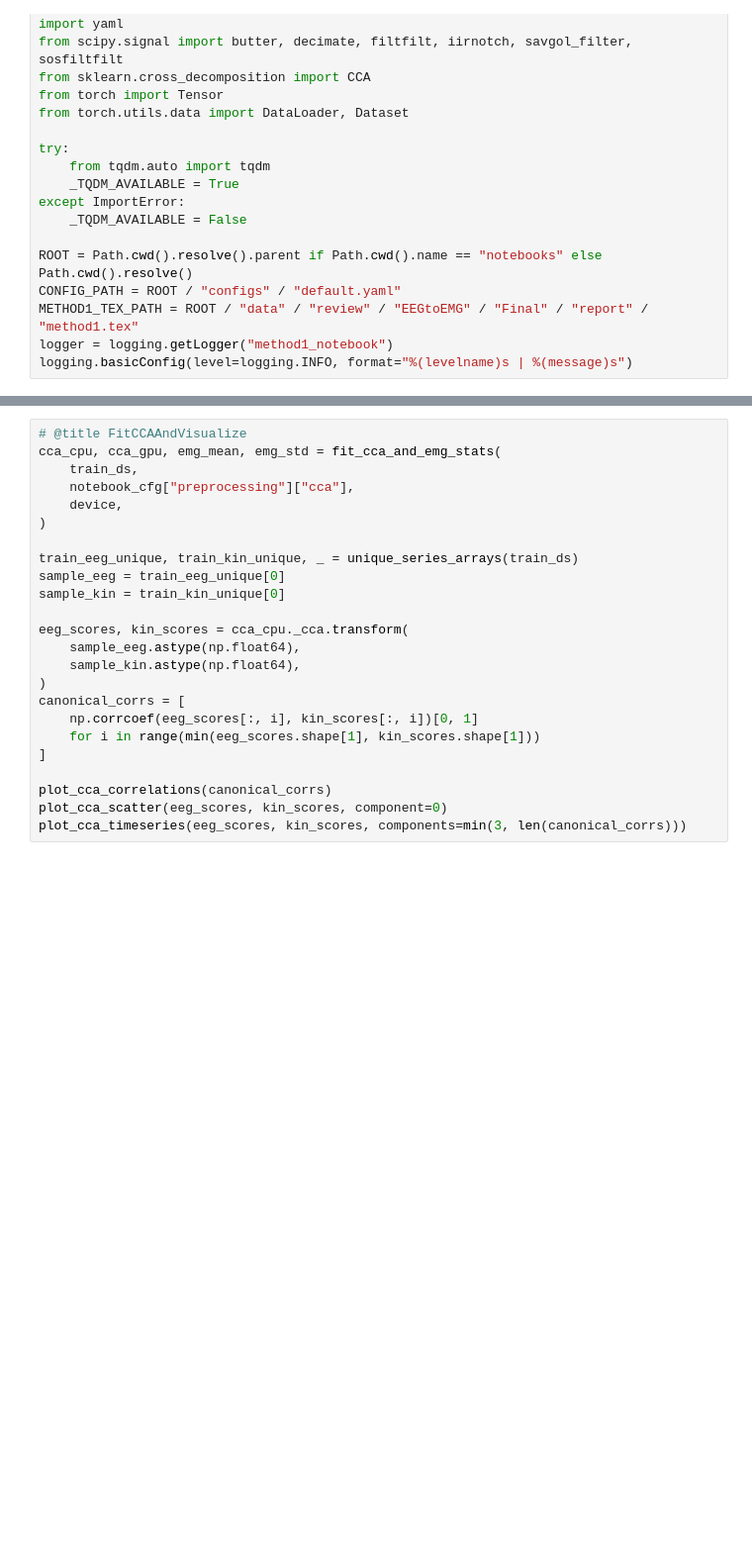
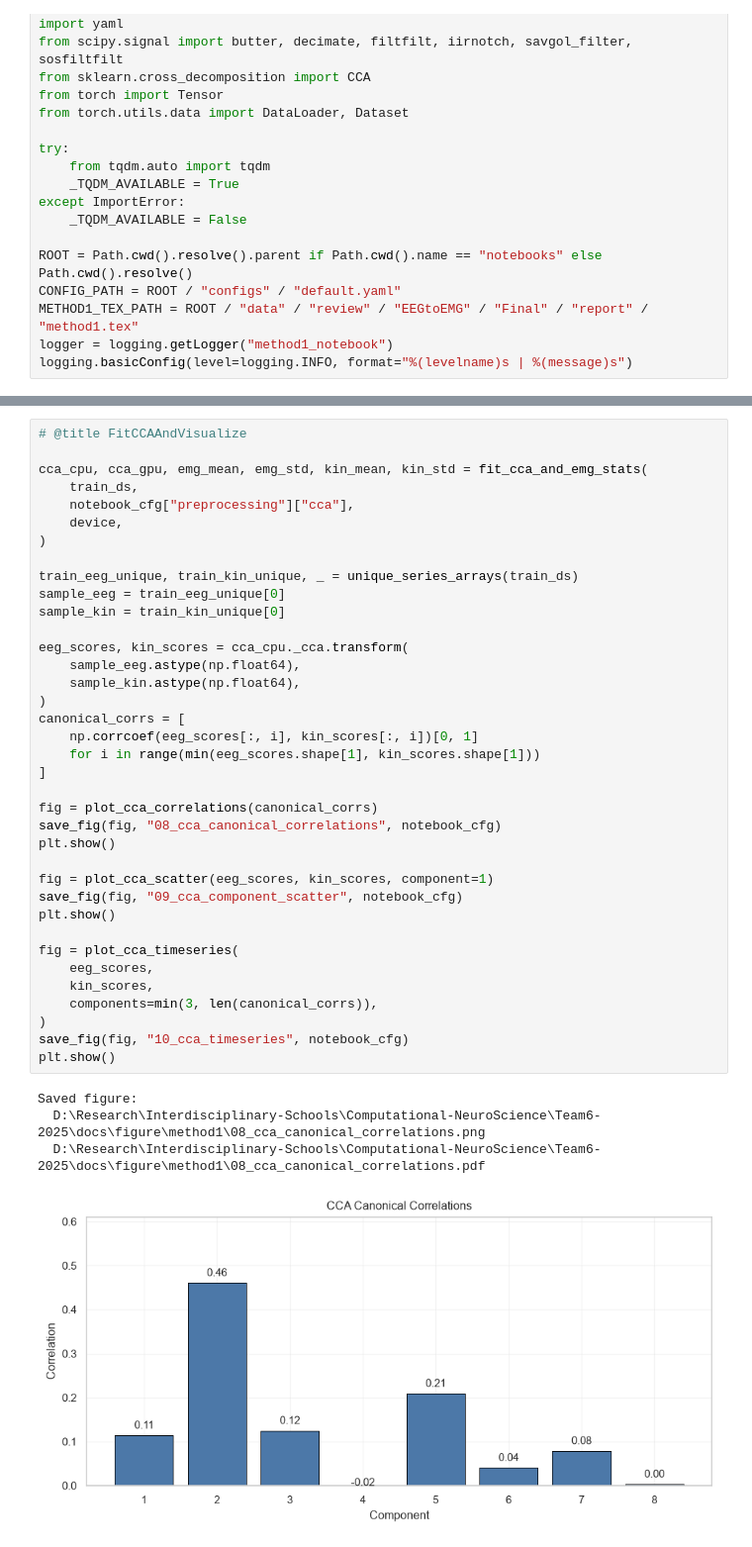
Before and after one commit to MohammadMahdi-Sharifbeigy/eeg-emg-grasp-decoder, a Jupyter notebook: notebooks/04_full_method1_pipeline.ipynb, the cells around one changed output, grey strips where cells are left out. Shown at 99% size. Cells and saved outputs as stored; diff of their text form; blank space fills up the shorter version.

```diff
--- a/notebooks/04_full_method1_pipeline.ipynb
+++ b/notebooks/04_full_method1_pipeline.ipynb
@@ -3327,24 +3714,42 @@ print(test_ds)
 # %%
 # @title FitCCAAndVisualize
-cca_cpu, cca_gpu, emg_mean, emg_std = fit_cca_and_emg_stats(
+
+cca_cpu, cca_gpu, emg_mean, emg_std, kin_mean, kin_std = fit_cca_and_emg_stats(
     train_ds,
     notebook_cfg["preprocessing"]["cca"],
     device,
 )
 
 train_eeg_unique, train_kin_unique, _ = unique_series_arrays(train_ds)
 sample_eeg = train_eeg_unique[0]
 sample_kin = train_kin_unique[0]
 
 eeg_scores, kin_scores = cca_cpu._cca.transform(
     sample_eeg.astype(np.float64),
     sample_kin.astype(np.float64),
 )
 canonical_corrs = [
     np.corrcoef(eeg_scores[:, i], kin_scores[:, i])[0, 1]
     for i in range(min(eeg_scores.shape[1], kin_scores.shape[1]))
 ]
 
-plot_cca_correlations(canonical_corrs)
-plot_cca_scatter(eeg_scores, kin_scores, component=0)
-plot_cca_timeseries(eeg_scores, kin_scores, components=min(3, len(canonical_corrs)))
+fig = plot_cca_correlations(canonical_corrs)
+save_fig(fig, "08_cca_canonical_correlations", notebook_cfg)
+plt.show()
+
+fig = plot_cca_scatter(eeg_scores, kin_scores, component=1)
+save_fig(fig, "09_cca_component_scatter", notebook_cfg)
+plt.show()
+
+fig = plot_cca_timeseries(
+    eeg_scores,
+    kin_scores,
+    components=min(3, len(canonical_corrs)),
+)
+save_fig(fig, "10_cca_timeseries", notebook_cfg)
+plt.show()
+# %% [output]
+Saved figure:
+  D:\Research\Interdisciplinary-Schools\Computational-NeuroScience\Team6-2025\docs\figure\method1\08_cca_canonical_correlations.png
+  D:\Research\Interdisciplinary-Schools\Computational-NeuroScience\Team6-2025\docs\figure\method1\08_cca_canonical_correlations.pdf
+[figure, added]
```
Also changed, not shown: parts of 58 cells of this notebook, 4 other files.
